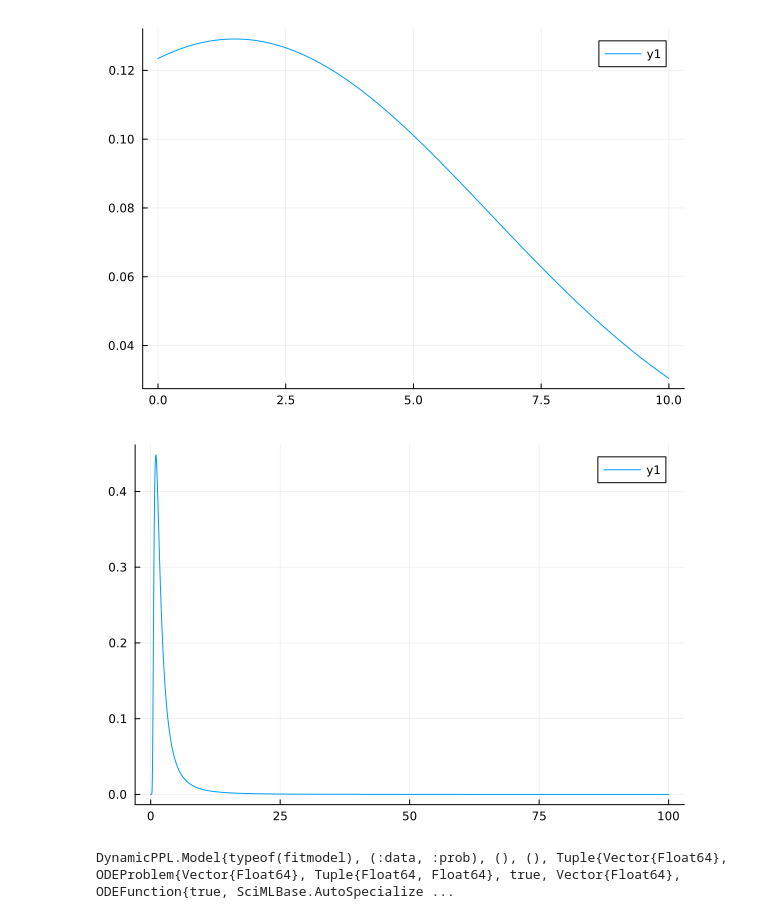
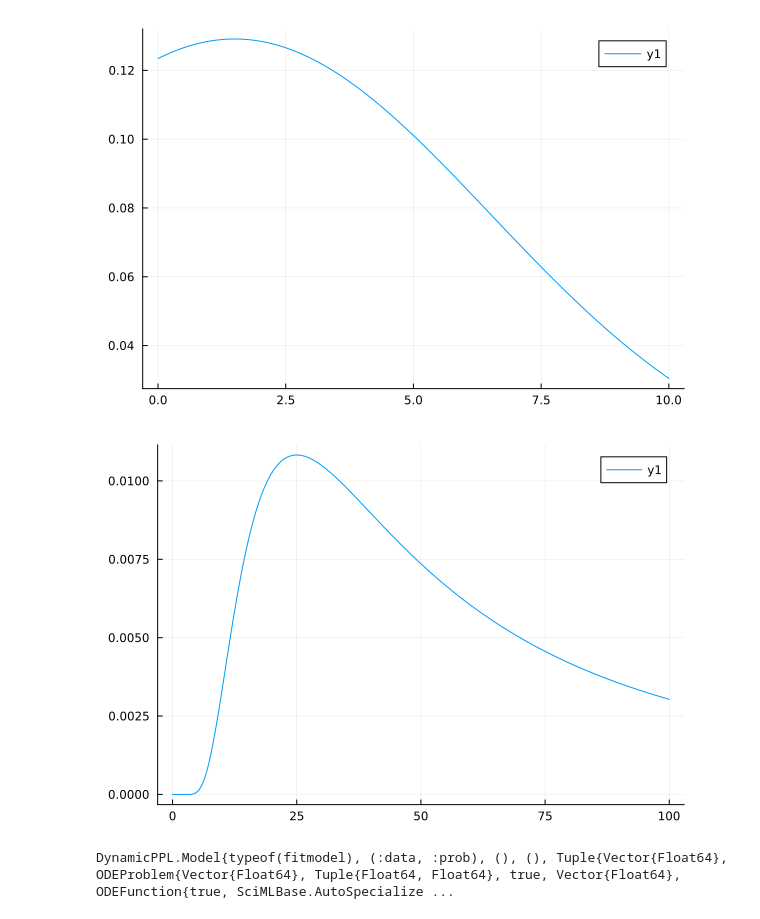
Before and after one commit to DrEntropy/FNC, a Jupyter notebook: TuringODE.ipynb, the cells around one changed output. Drawn from its saved outputs; the diff is of its cells as text; code cells hidden in the pictures.

```diff
--- a/TuringODE.ipynb
+++ b/TuringODE.ipynb
@@ -91,9 +73,9 @@ plot(0:0.01:10, pdf.(truncated(Normal(1.5,5.0),lower=0),0:0.01:10))
 [figure]
 # %%
 #plot the inverse gamma
-plot(0:0.01:100, pdf.(InverseGamma(2,3),0:0.01:100))
+plot(0:0.01:100, pdf.(InverseGamma(1,50),0:0.01:100))
 # %% [output]
-[figure, old version]
+[figure, new version]
 # %%
 
 model = fitmodel(dummyData, odeProblem)
```
Also changed, not shown: parts of 9 cells of this notebook.
